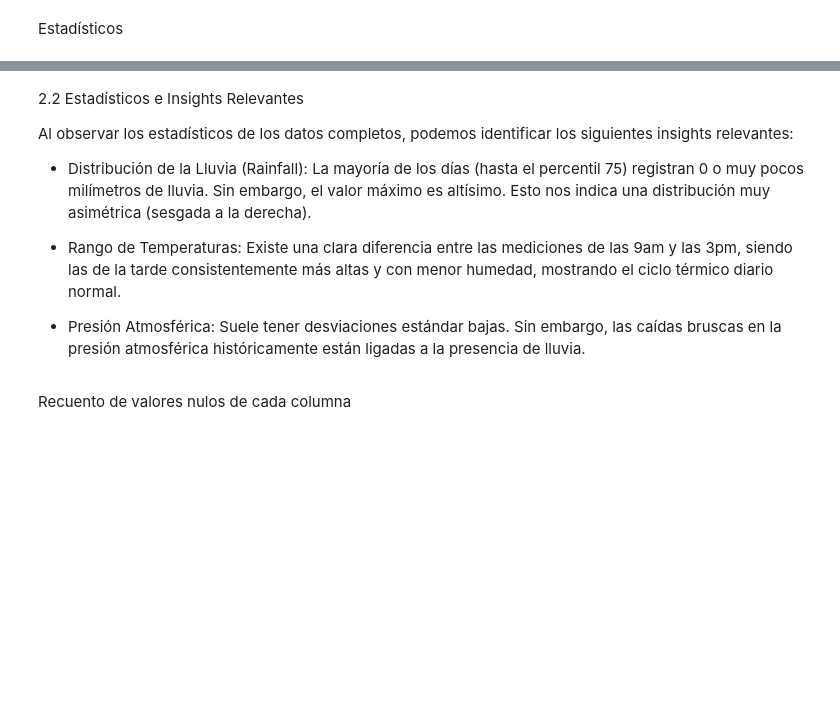
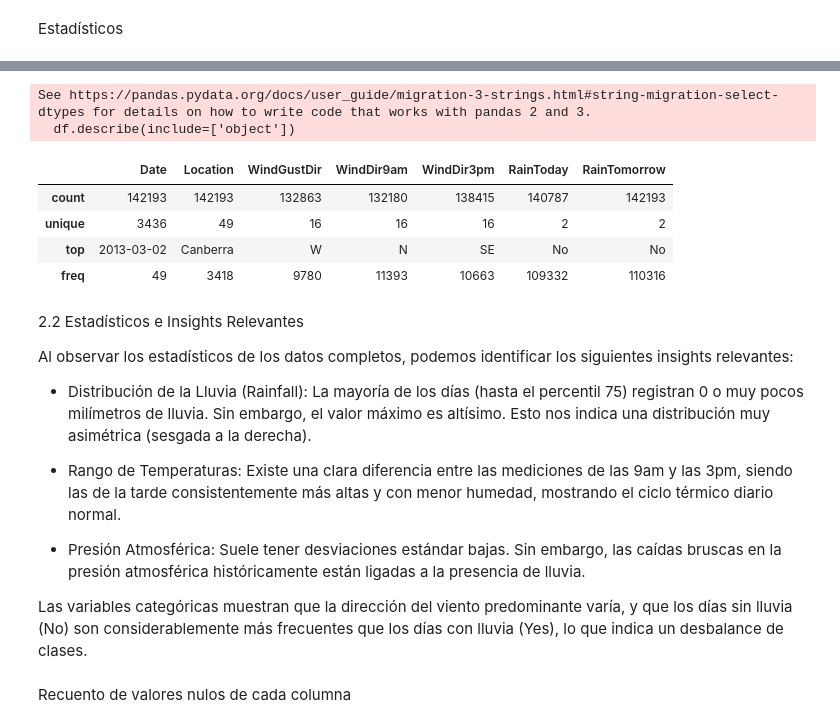
Before and after one commit to pcastro1985/mineria_datos, a Jupyter notebook: Prueba_1.ipynb, the cells around one changed output, grey strips where cells are left out. Cells and saved outputs as stored; diff of their text form; code cells hidden in the pictures; blank space fills up the shorter version.

```diff
--- a/Prueba_1.ipynb
+++ b/Prueba_1.ipynb
@@ -113,3 +123,14 @@ df.describe()
+# %%
+# Categóricas
+df.describe(include=['object'])
+# %% [output]
+See https://pandas.pydata.org/docs/user_guide/migration-3-strings.html#string-migration-select-dtypes for details on how to write code that works with pandas 2 and 3.
+  df.describe(include=['object'])
+|  | Date | Location | WindGustDir | WindDir9am | WindDir3pm | RainToday | RainTomorrow |
+| count | 142193 | 142193 | 132863 | 132180 | 138415 | 140787 | 142193 |
+| unique | 3436 | 49 | 16 | 16 | 16 | 2 | 2 |
+| top | 2013-03-02 | Canberra | W | N | SE | No | No |
+| freq | 49 | 3418 | 9780 | 11393 | 10663 | 109332 | 110316 |
 # %% [markdown]
 2.2 Estadísticos e Insights Relevantes
 
@@ -120,6 +141,8 @@ Al observar los estadísticos de los datos completos, podemos identificar los si
 * Rango de Temperaturas: Existe una clara diferencia entre las mediciones de las 9am y las 3pm, siendo las de la tarde consistentemente más altas y con menor humedad, mostrando el ciclo térmico diario normal.
 
 * Presión Atmosférica: Suele tener desviaciones estándar bajas. Sin embargo, las caídas bruscas en la presión atmosférica históricamente están ligadas a la presencia de lluvia.
+
+Las variables categóricas muestran que la dirección del viento predominante varía, y que los días sin lluvia (No) son considerablemente más frecuentes que los días con lluvia (Yes), lo que indica un desbalance de clases.
 # %% [markdown]
 Recuento de valores nulos de cada columna
 # %%
```
Also changed, not shown: parts of 7 cells of this notebook.
